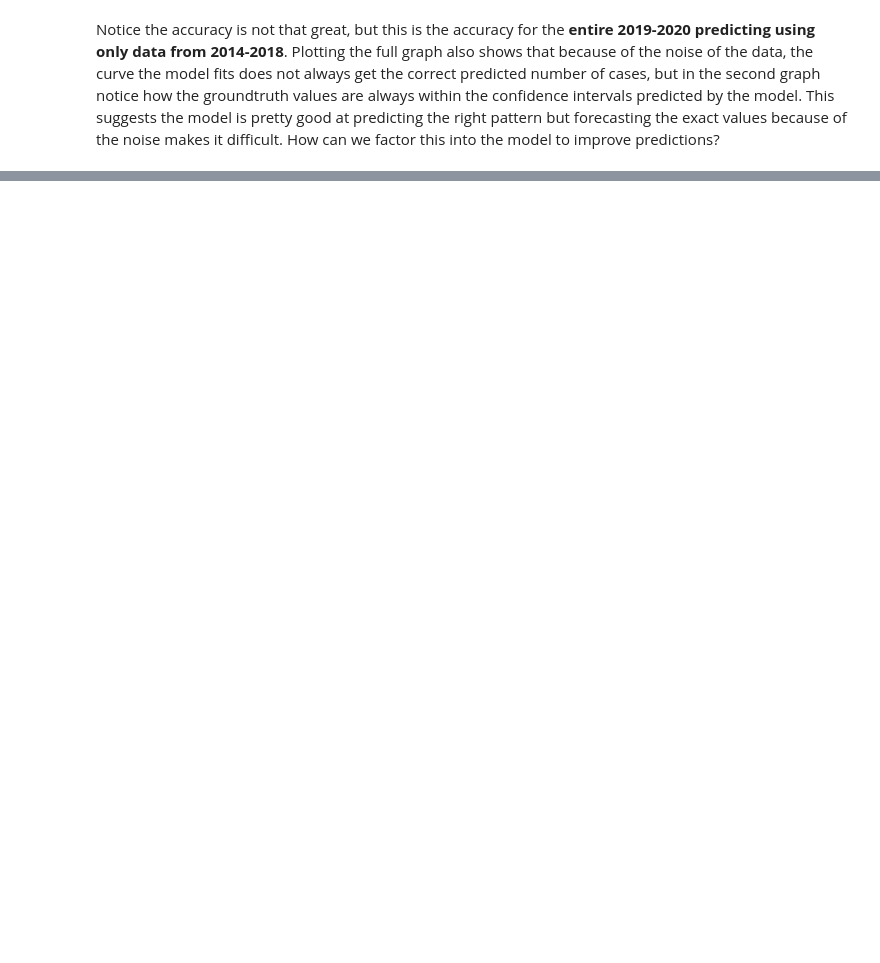
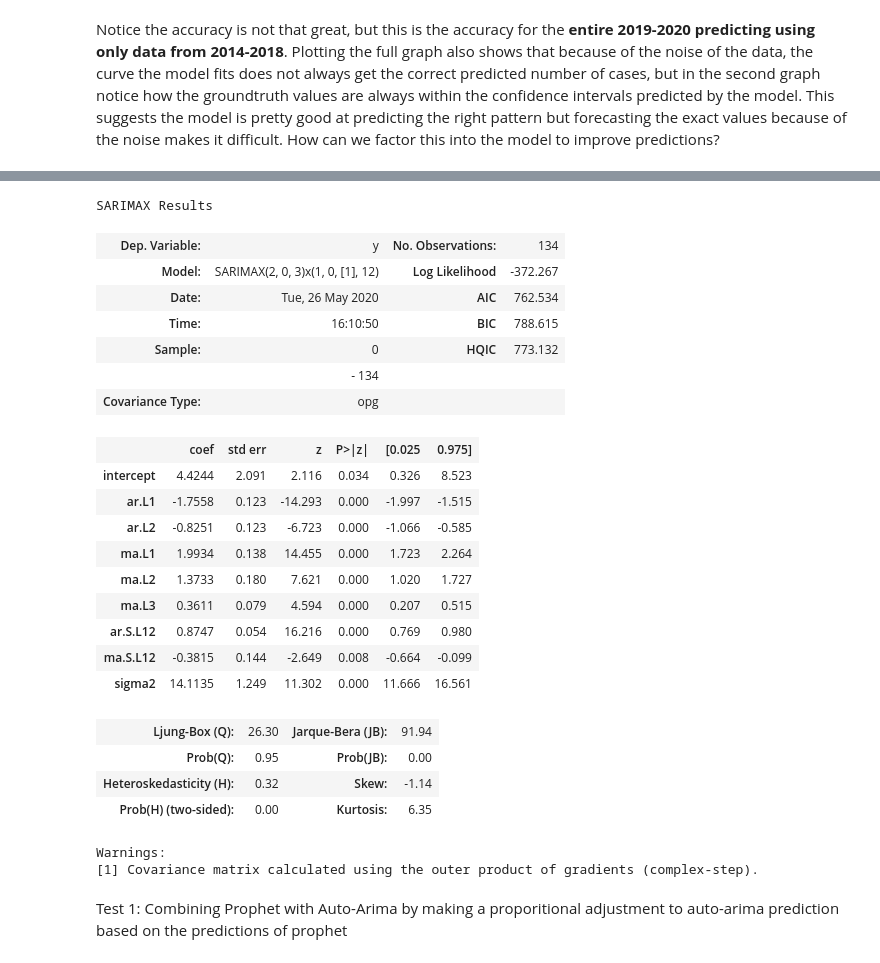
Before and after one commit to amirgamil/Meningitis-Analysis, a Jupyter notebook: Code/Autoregressive Models.ipynb, the cells around one changed output, grey strips where cells are left out. Saved outputs shown, nothing was run; the diff lists cells and outputs as text; code cells hidden in the pictures; blank space fills up the shorter version.

```diff
--- a/Code/Autoregressive Models.ipynb
+++ b/Code/Autoregressive Models.ipynb
@@ -517,0 +555,43 @@ forecast
+# %%
+#Testing Autoarima On Monthly Data
+
+#lmbda is the value to add to the training_data to make it non-negative - it's applied manually to the df
+#which will be used by prophet and automatically in the pipeline defined by the Auto-Arima model
+lmbda=1e-6
+
+month_data_burkina = month_data.loc[month_data["Country"] == 1]
+
+#Apply Box-Cox transformation to prophet data since that is not gonna go through the pipeline of auto_arima
+month_data_burkina_prophet = month_data_burkina.copy()
+month_data_burkina_prophet["Cases"] += lmbda
+X_prophet = month_data_burkina_prophet["Cases"].values
+X_prophet = stats.boxcox(X_prophet, lmbda=lmbda)
+month_data_burkina_prophet["Cases"] = X_prophet
+month_data_burkina_prophet = month_data_burkina_prophet.rename(columns={"Date":"ds", "Cases":"y"})
+month_data_burkina_prophet = month_data_burkina_prophet.drop(columns=["State", "Country"])
+
+#Note that we will apply a BoxCox transformation on the data but will integrate it into the pipeline
+X = month_data_burkina["Cases"].values
+separation = int(len(month_data_burkina) * 0.8)
+
+#print out ground truth number of cases for test set
+ground_truth = burkina_faso.iloc[separation:].values
+# print(ground_truth)
+
+#note must be numpy arrays
+train_data = X[:separation]
+test_data = X[separation:]
+test_states = month_data_burkina[separation:]["State"]
+test_states = test_states.reset_index(drop=True)
+burkina_monthly_thresholds = monthly_thresholds[1]
+# %%
+fit = Pipeline([
+    ('boxcox', BoxCoxEndogTransformer(lmbda2=lmbda)),
+    ('arima', pm.AutoARIMA(trace=True,
+                           suppress_warnings=True,
+                           m=12))
+])
+
+fit.fit(train_data)
+fit.summary()
+# %% [output]
@@ -517,0 +615,27 @@ forecast
+SARIMAX Results
+| Dep. Variable: | y | No. Observations: | 134 |
+| Model: | SARIMAX(2, 0, 3)x(1, 0, [1], 12) | Log Likelihood | -372.267 |
+| Date: | Tue, 26 May 2020 | AIC | 762.534 |
+| Time: | 16:10:50 | BIC | 788.615 |
+| Sample: | 0 | HQIC | 773.132 |
+|  | - 134 |  |  |
+| Covariance Type: | opg |  |  |
+|  | coef | std err | z | P>|z| | [0.025 | 0.975] |
+| intercept | 4.4244 | 2.091 | 2.116 | 0.034 | 0.326 | 8.523 |
+| ar.L1 | -1.7558 | 0.123 | -14.293 | 0.000 | -1.997 | -1.515 |
+| ar.L2 | -0.8251 | 0.123 | -6.723 | 0.000 | -1.066 | -0.585 |
+| ma.L1 | 1.9934 | 0.138 | 14.455 | 0.000 | 1.723 | 2.264 |
+| ma.L2 | 1.3733 | 0.180 | 7.621 | 0.000 | 1.020 | 1.727 |
+| ma.L3 | 0.3611 | 0.079 | 4.594 | 0.000 | 0.207 | 0.515 |
+| ar.S.L12 | 0.8747 | 0.054 | 16.216 | 0.000 | 0.769 | 0.980 |
+| ma.S.L12 | -0.3815 | 0.144 | -2.649 | 0.008 | -0.664 | -0.099 |
+| sigma2 | 14.1135 | 1.249 | 11.302 | 0.000 | 11.666 | 16.561 |
+| Ljung-Box (Q): | 26.30 | Jarque-Bera (JB): | 91.94 |
+| Prob(Q): | 0.95 | Prob(JB): | 0.00 |
+| Heteroskedasticity (H): | 0.32 | Skew: | -1.14 |
+| Prob(H) (two-sided): | 0.00 | Kurtosis: | 6.35 |
+Warnings:
+[1] Covariance matrix calculated using the outer product of gradients (complex-step).
+# %% [markdown]
+Test 1:
+Combining Prophet with Auto-Arima by making a proporitional adjustment to auto-arima prediction based on the predictions of prophet
```
Also changed, not shown: parts of 24 cells of this notebook, 3 other files.
